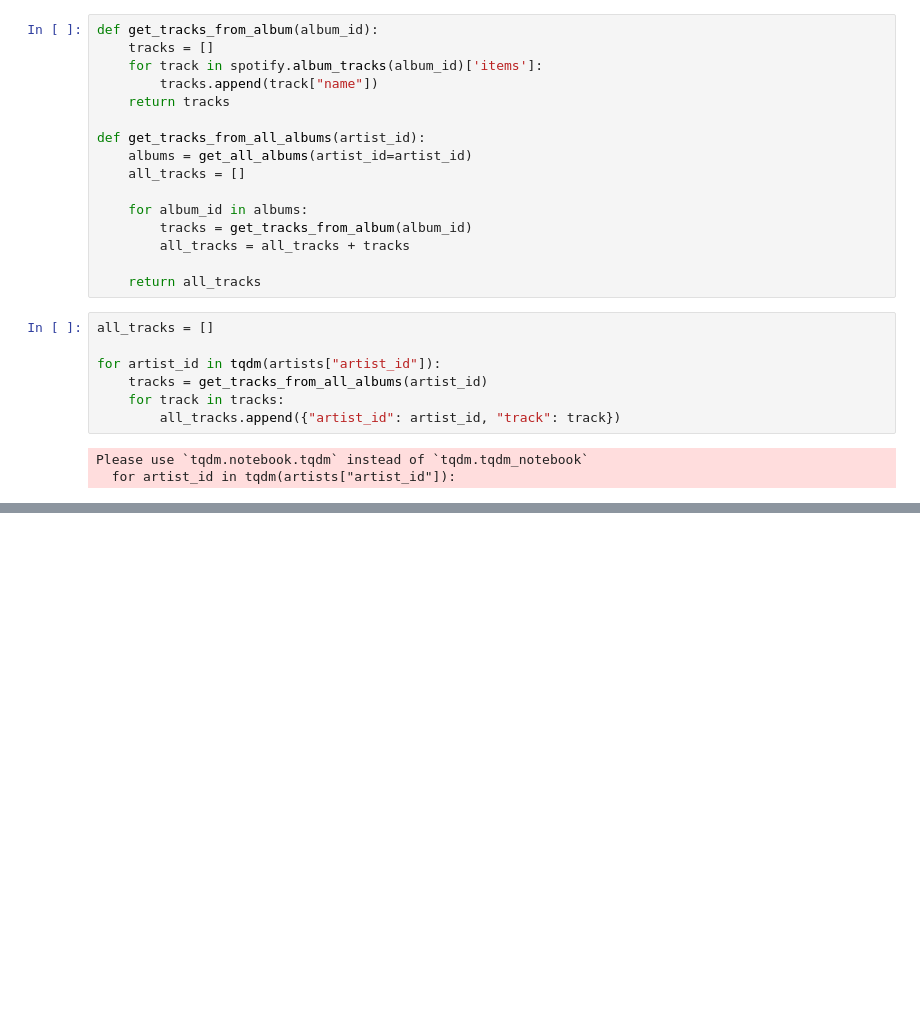
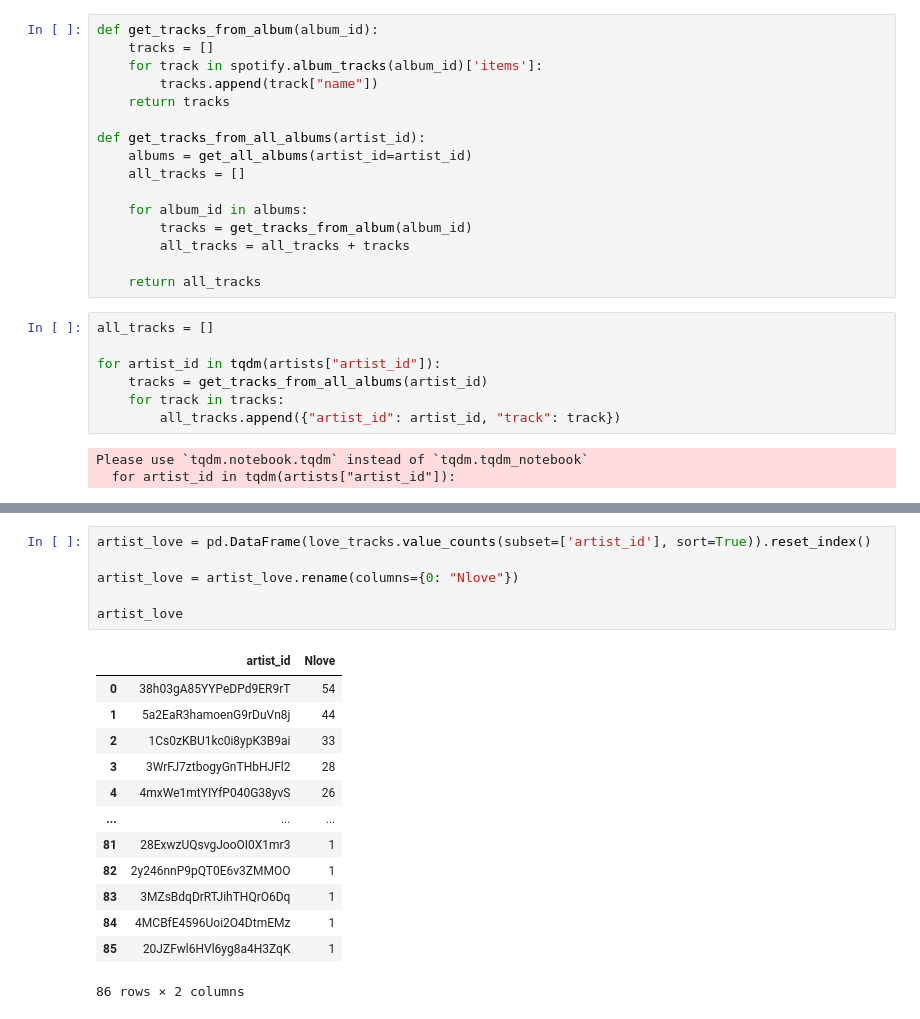
Before and after one commit to AbeHandler/everything, a Jupyter notebook: teaching/3401fall2020/week12/other_files/spotipy_mod7.ipynb, the cells around one changed output, grey strips where cells are left out. Cells and saved outputs as stored; diff of their text form; blank space fills up the shorter version.

```diff
--- a/teaching/3401fall2020/week12/other_files/spotipy_mod7.ipynb
+++ b/teaching/3401fall2020/week12/other_files/spotipy_mod7.ipynb
@@ -171,0 +198,20 @@ NameError: name 'all_tracks' is not defined
+# %%
+artist_love = pd.DataFrame(love_tracks.value_counts(subset=['artist_id'], sort=True)).reset_index()
+
+artist_love = artist_love.rename(columns={0: "Nlove"})
+
+artist_love
+# %% [output]
+|  | artist_id | Nlove |
+| 0 | 38h03gA85YYPeDPd9ER9rT | 54 |
+| 1 | 5a2EaR3hamoenG9rDuVn8j | 44 |
+| 2 | 1Cs0zKBU1kc0i8ypK3B9ai | 33 |
+| 3 | 3WrFJ7ztbogyGnTHbHJFl2 | 28 |
+| 4 | 4mxWe1mtYIYfP040G38yvS | 26 |
+| ... | ... | ... |
+| 81 | 28ExwzUQsvgJooOI0X1mr3 | 1 |
+| 82 | 2y246nnP9pQT0E6v3ZMMOO | 1 |
+| 83 | 3MZsBdqDrRTJihTHQrO6Dq | 1 |
+| 84 | 4MCBfE4596Uoi2O4DtmEMz | 1 |
+| 85 | 20JZFwl6HVl6yg8a4H3ZqK | 1 |
+86 rows × 2 columns
```
Also changed, not shown: parts of 5 cells of this notebook.
